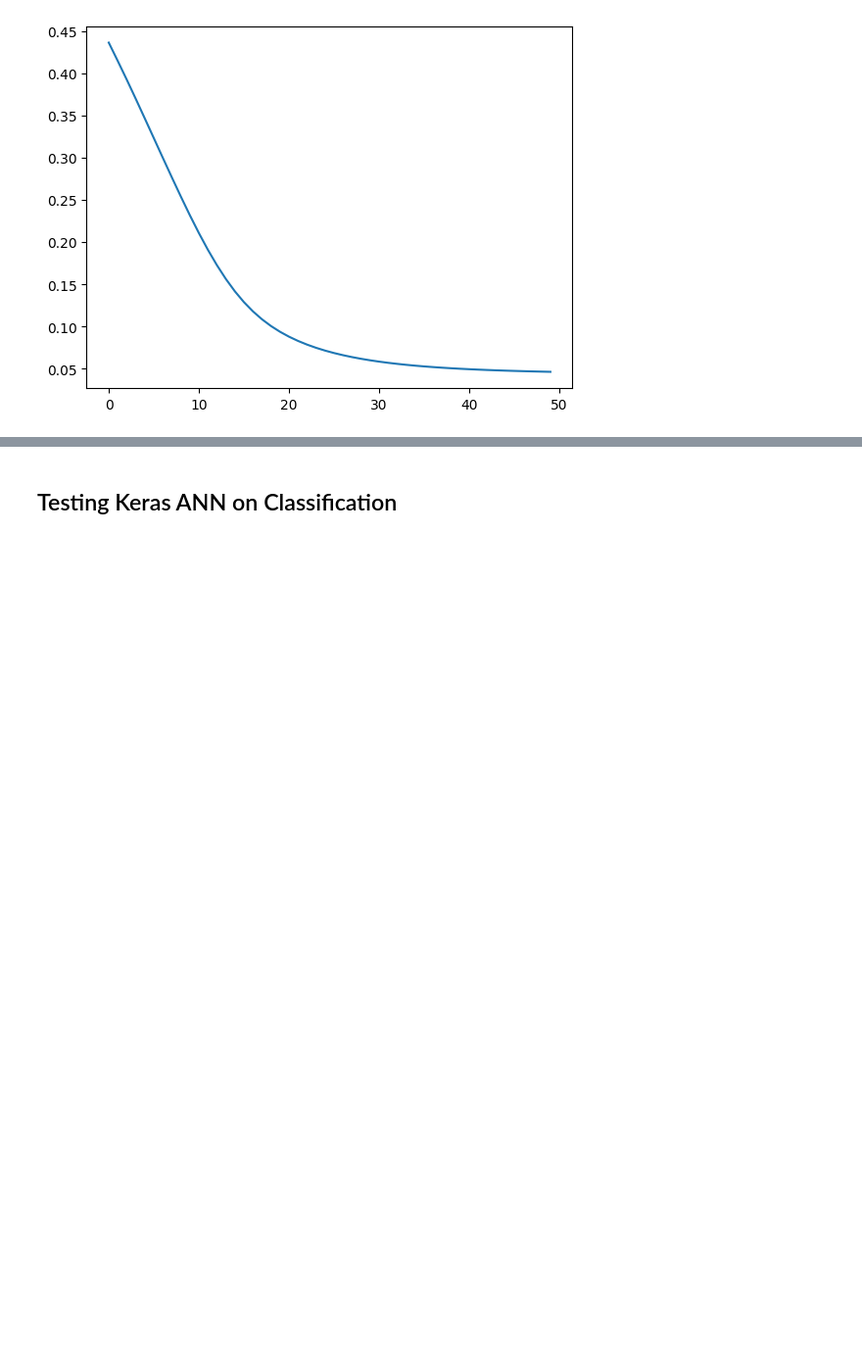
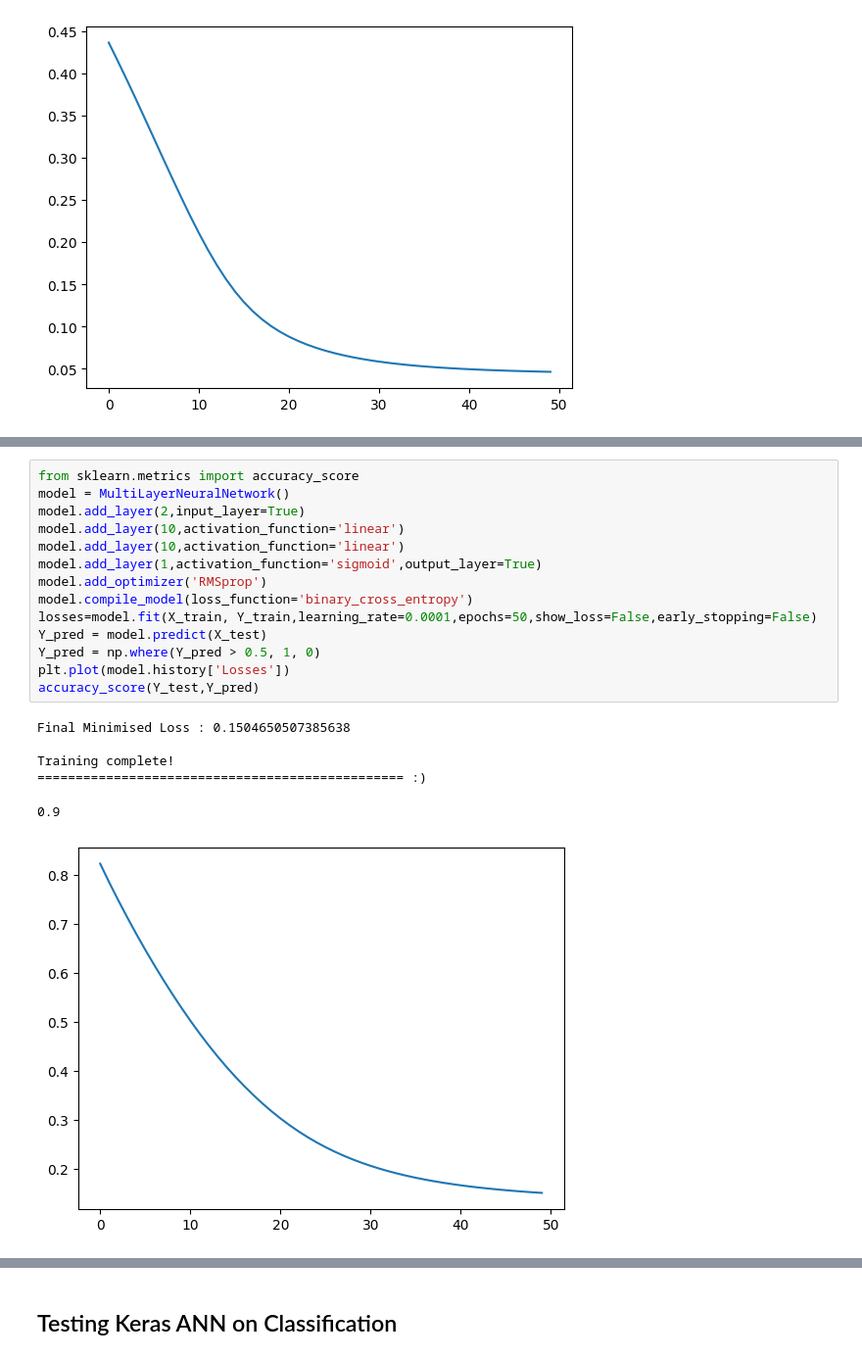
Before and after one commit to ankit869/Multilayer-Neural-Network, a Jupyter notebook: mlp_demo.ipynb, the cells around one changed output, grey strips where cells are left out. Shown at 98% size. Saved outputs shown, nothing was run; the diff lists cells and outputs as text; blank space fills up the shorter version.

```diff
--- a/mlp_demo.ipynb
+++ b/mlp_demo.ipynb
@@ -114,3 +120,24 @@ Training complete!
+# %%
+from sklearn.metrics import accuracy_score
+model = MultiLayerNeuralNetwork()
+model.add_layer(2,input_layer=True)
+model.add_layer(10,activation_function='linear')
+model.add_layer(10,activation_function='linear')
+model.add_layer(1,activation_function='sigmoid',output_layer=True)
+model.add_optimizer('RMSprop')
+model.compile_model(loss_function='binary_cross_entropy')
+losses=model.fit(X_train, Y_train,learning_rate=0.0001,epochs=50,show_loss=False,early_stopping=False)
+Y_pred = model.predict(X_test)
+Y_pred = np.where(Y_pred > 0.5, 1, 0)
+plt.plot(model.history['Losses'])
+accuracy_score(Y_test,Y_pred)
+# %% [output]
+Final Minimised Loss : 0.1504650507385638
+
+Training complete!
+================================================ :)
+0.9
+[figure, added]
 # %%
 from mlxtend.plotting import plot_decision_regions
 plot_decision_regions(X_train,Y_train,model,legend=2)
```
Also changed, not shown: parts of 8 cells of this notebook, 1 other file.
